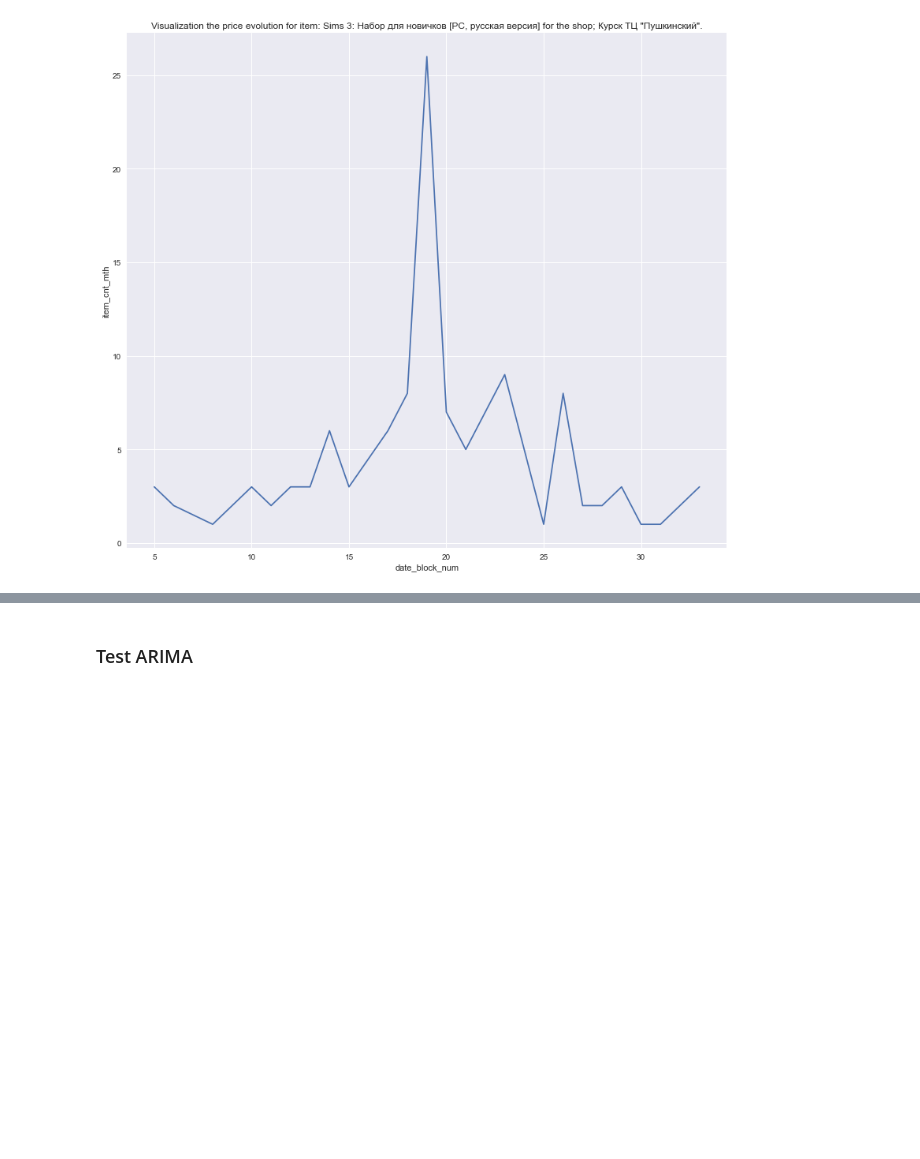
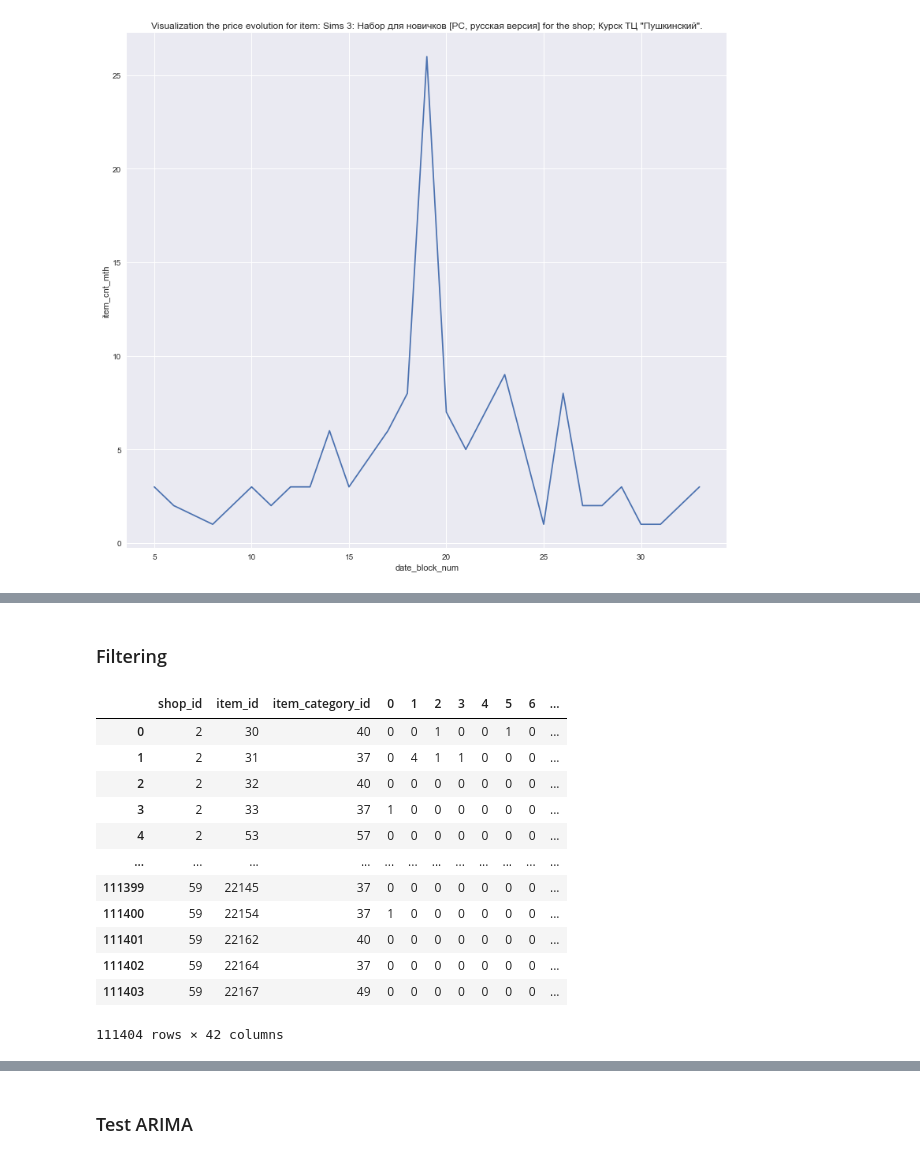
Before and after one commit to BaptPicxDev/predict-future-sales-kaggle, a Jupyter notebook: Price_Prediction.ipynb, the cells around one changed output, grey strips where cells are left out. Drawn from its saved outputs; the diff is of its cells as text; code cells hidden in the pictures; blank space fills up the shorter version.

```diff
--- a/Price_Prediction.ipynb
+++ b/Price_Prediction.ipynb
@@ -230,0 +289,25 @@ sns.lineplot(data=example_df, x="date_block_num", y="item_cnt_mth")
+# %% [markdown]
+### Filtering
+# %%
+df_train_pivot_filtered = (
+    pd.merge(
+        left=df_train_pivot,
+        right=df_test,
+        on=["shop_id", "item_id", "item_category_id"],
+    )
+)
+df_train_pivot_filtered
+# %% [output]
+|  | shop_id | item_id | item_category_id | 0 | 1 | 2 | 3 | 4 | 5 | 6 | ... |
+| 0 | 2 | 30 | 40 | 0 | 0 | 1 | 0 | 0 | 1 | 0 | ... |
+| 1 | 2 | 31 | 37 | 0 | 4 | 1 | 1 | 0 | 0 | 0 | ... |
+| 2 | 2 | 32 | 40 | 0 | 0 | 0 | 0 | 0 | 0 | 0 | ... |
+| 3 | 2 | 33 | 37 | 1 | 0 | 0 | 0 | 0 | 0 | 0 | ... |
+| 4 | 2 | 53 | 57 | 0 | 0 | 0 | 0 | 0 | 0 | 0 | ... |
+| ... | ... | ... | ... | ... | ... | ... | ... | ... | ... | ... | ... |
+| 111399 | 59 | 22145 | 37 | 0 | 0 | 0 | 0 | 0 | 0 | 0 | ... |
+| 111400 | 59 | 22154 | 37 | 1 | 0 | 0 | 0 | 0 | 0 | 0 | ... |
+| 111401 | 59 | 22162 | 40 | 0 | 0 | 0 | 0 | 0 | 0 | 0 | ... |
+| 111402 | 59 | 22164 | 37 | 0 | 0 | 0 | 0 | 0 | 0 | 0 | ... |
+| 111403 | 59 | 22167 | 49 | 0 | 0 | 0 | 0 | 0 | 0 | 0 | ... |
+111404 rows × 42 columns
```
Also changed, not shown: parts of 35 cells of this notebook, 1 other file.
